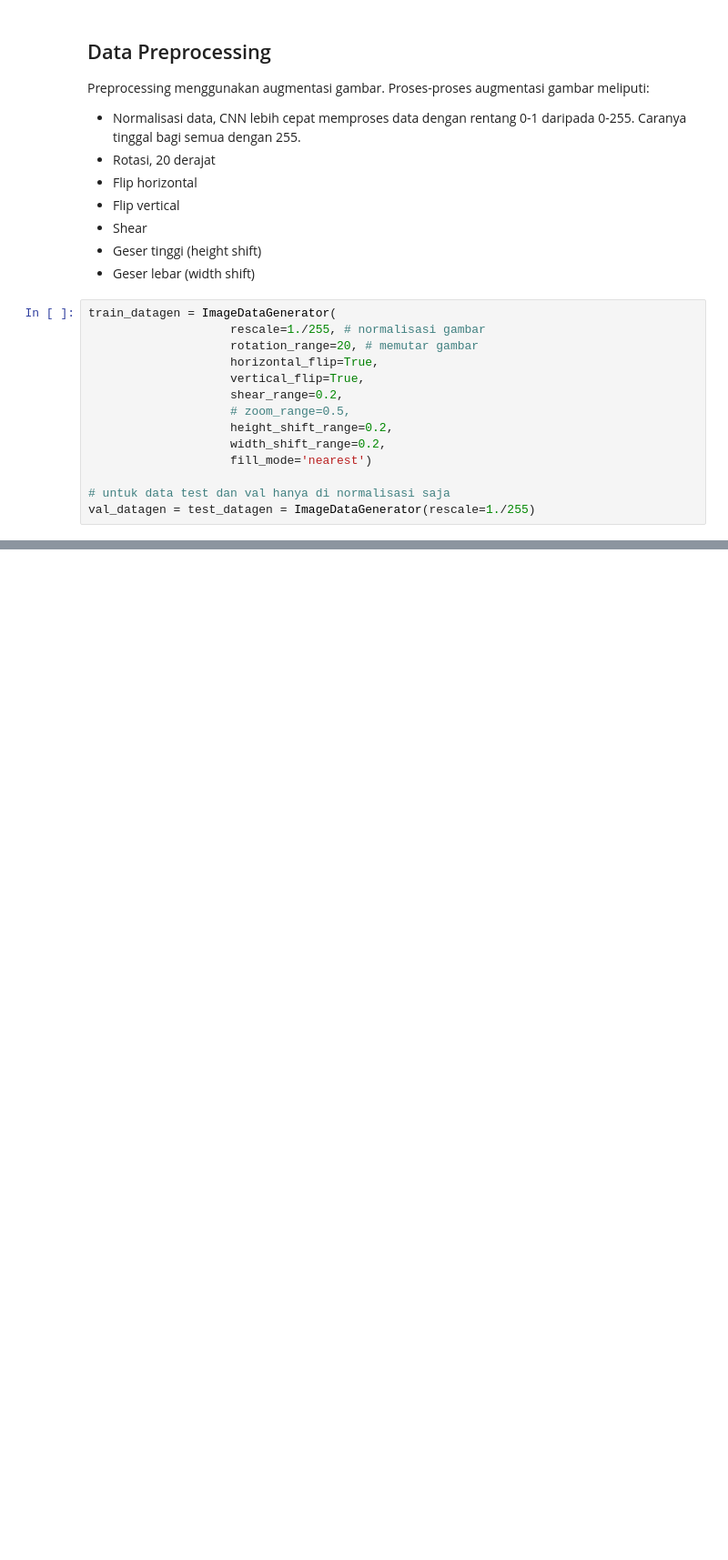
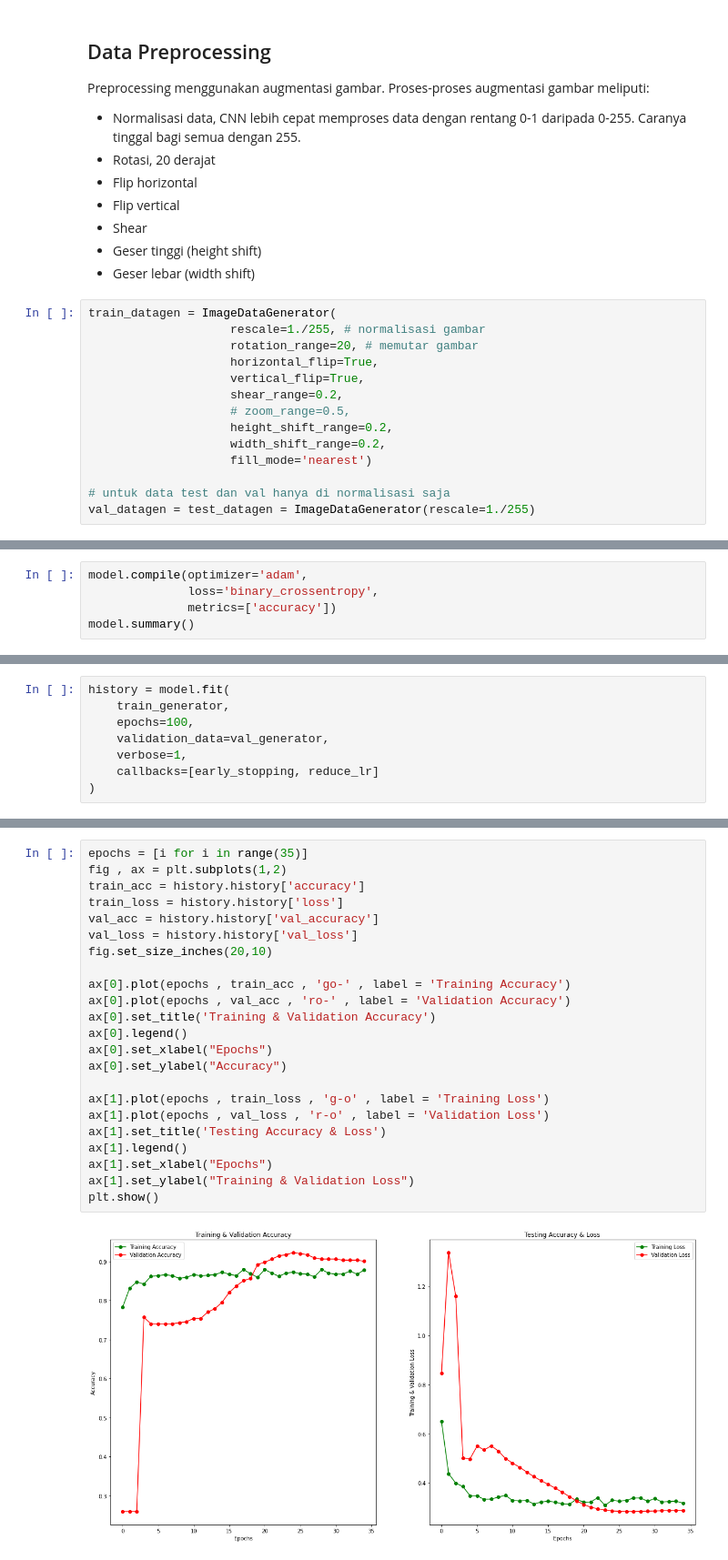
Before and after one commit to IFB20Kelompok4KB/RiceLeavesDetectionDeepLearning, a Jupyter notebook: Rice_Leaves_Detection.ipynb, the cells around one changed output, grey strips where cells are left out. Shown: that part at 91% size. Cells and saved outputs as stored; diff of their text form; blank space fills up the shorter version.

```diff
--- a/Rice_Leaves_Detection.ipynb
+++ b/Rice_Leaves_Detection.ipynb
@@ -133,0 +162,5 @@ plt.imshow(image[0])
+# %%
+model.compile(optimizer='adam',
+              loss='binary_crossentropy',
+              metrics=['accuracy'])
+model.summary()
@@ -133,0 +200,8 @@ plt.imshow(image[0])
+# %%
+history = model.fit(
+    train_generator,
+    epochs=100,
+    validation_data=val_generator,
+    verbose=1,
+    callbacks=[early_stopping, reduce_lr]
+)
@@ -133,0 +231,25 @@ plt.imshow(image[0])
+# %%
+epochs = [i for i in range(35)]
+fig , ax = plt.subplots(1,2)
+train_acc = history.history['accuracy']
+train_loss = history.history['loss']
+val_acc = history.history['val_accuracy']
+val_loss = history.history['val_loss']
+fig.set_size_inches(20,10)
+
+ax[0].plot(epochs , train_acc , 'go-' , label = 'Training Accuracy')
+ax[0].plot(epochs , val_acc , 'ro-' , label = 'Validation Accuracy')
+ax[0].set_title('Training & Validation Accuracy')
+ax[0].legend()
+ax[0].set_xlabel("Epochs")
+ax[0].set_ylabel("Accuracy")
+
+ax[1].plot(epochs , train_loss , 'g-o' , label = 'Training Loss')
+ax[1].plot(epochs , val_loss , 'r-o' , label = 'Validation Loss')
+ax[1].set_title('Testing Accuracy & Loss')
+ax[1].legend()
+ax[1].set_xlabel("Epochs")
+ax[1].set_ylabel("Training & Validation Loss")
+plt.show()
+# %% [output]
+[figure, added]
```
Also changed, not shown: parts of 10 cells of this notebook.
